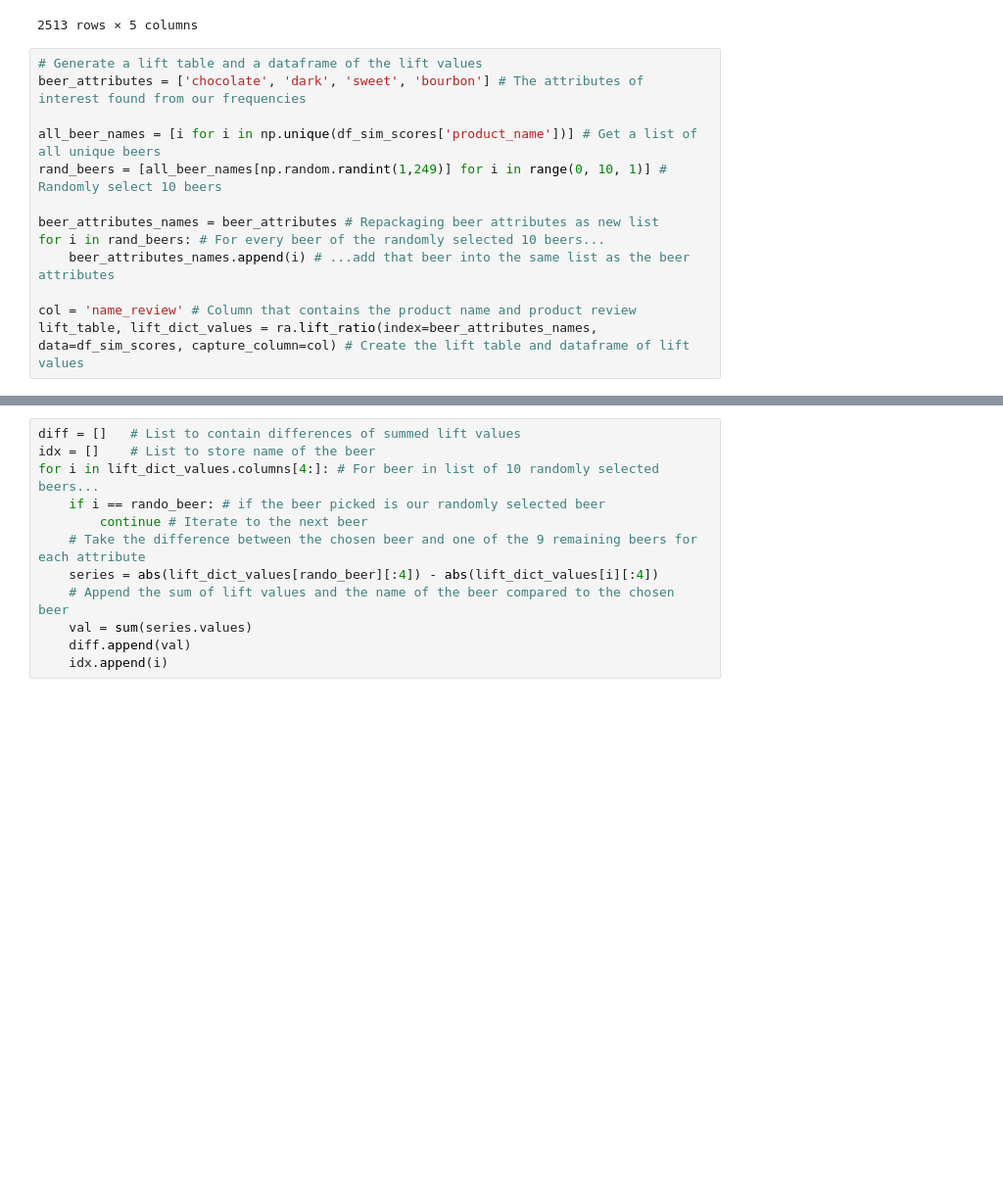
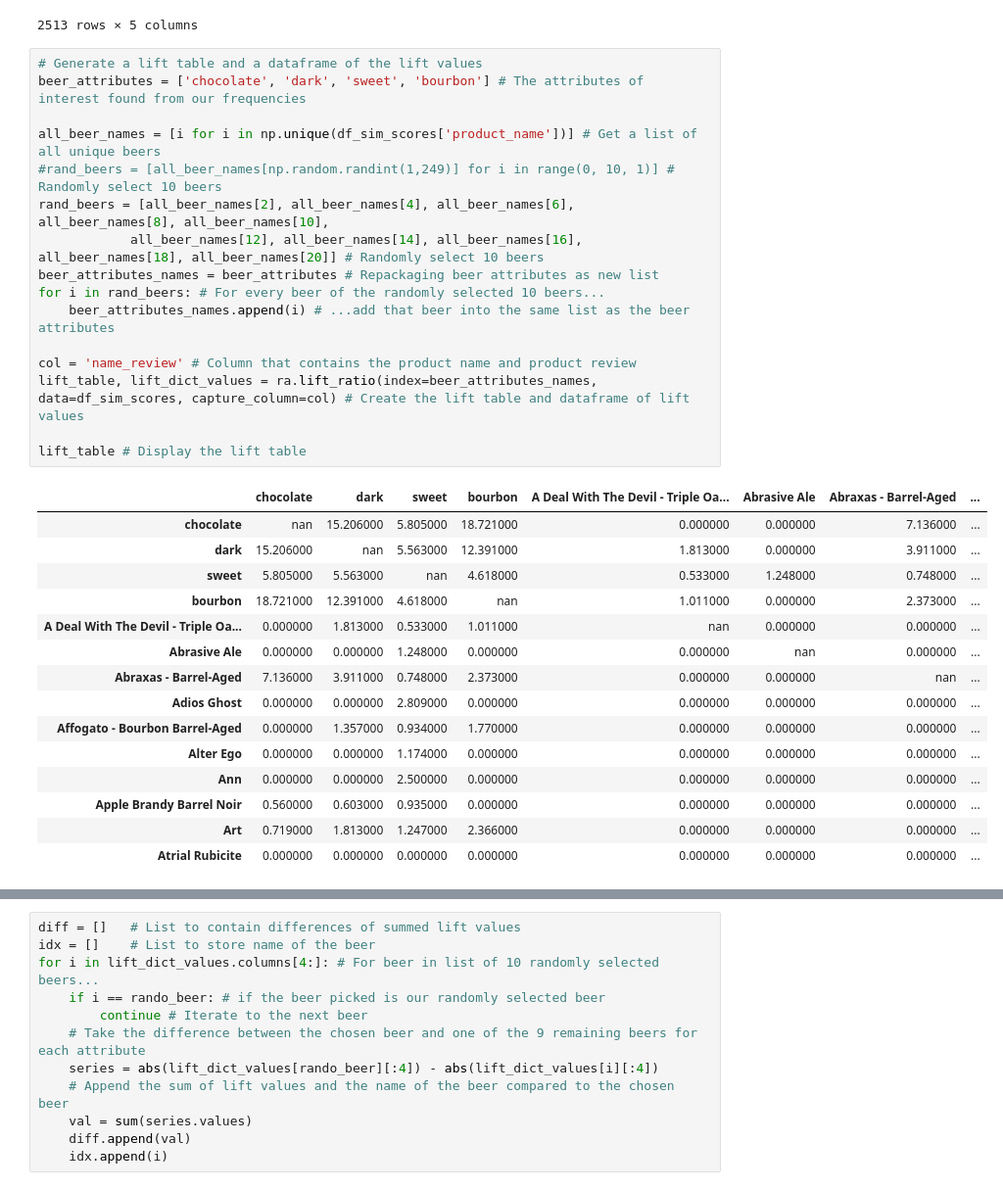
Before and after one commit to SaianshR/brew-barrymore, a Jupyter notebook: GroupAssignment3.ipynb, the cells around one changed output, grey strips where cells are left out. Shown: that part at 98% size. Cells and saved outputs as stored; diff of their text form; blank space fills up the shorter version.

```diff
--- a/GroupAssignment3.ipynb
+++ b/GroupAssignment3.ipynb
@@ -463,13 +453,32 @@ df_sim_scores # Display the new table
 # %%
 # Generate a lift table and a dataframe of the lift values
 beer_attributes = ['chocolate', 'dark', 'sweet', 'bourbon'] # The attributes of interest found from our frequencies
 
 all_beer_names = [i for i in np.unique(df_sim_scores['product_name'])] # Get a list of all unique beers
-rand_beers = [all_beer_names[np.random.randint(1,249)] for i in range(0, 10, 1)] # Randomly select 10 beers
-
+#rand_beers = [all_beer_names[np.random.randint(1,249)] for i in range(0, 10, 1)] # Randomly select 10 beers
+rand_beers = [all_beer_names[2], all_beer_names[4], all_beer_names[6], all_beer_names[8], all_beer_names[10],
+            all_beer_names[12], all_beer_names[14], all_beer_names[16], all_beer_names[18], all_beer_names[20]] # Randomly select 10 beers
 beer_attributes_names = beer_attributes # Repackaging beer attributes as new list
 for i in rand_beers: # For every beer of the randomly selected 10 beers...
     beer_attributes_names.append(i) # ...add that beer into the same list as the beer attributes
 
 col = 'name_review' # Column that contains the product name and product review
 lift_table, lift_dict_values = ra.lift_ratio(index=beer_attributes_names, data=df_sim_scores, capture_column=col) # Create the lift table and dataframe of lift values
+
+lift_table # Display the lift table
+# %% [output]
+|  | chocolate | dark | sweet | bourbon | A Deal With The Devil - Triple Oa... | Abrasive Ale | Abraxas - Barrel-Aged | ... |
+| chocolate | nan | 15.206000 | 5.805000 | 18.721000 | 0.000000 | 0.000000 | 7.136000 | ... |
+| dark | 15.206000 | nan | 5.563000 | 12.391000 | 1.813000 | 0.000000 | 3.911000 | ... |
+| sweet | 5.805000 | 5.563000 | nan | 4.618000 | 0.533000 | 1.248000 | 0.748000 | ... |
+| bourbon | 18.721000 | 12.391000 | 4.618000 | nan | 1.011000 | 0.000000 | 2.373000 | ... |
+| A Deal With The Devil - Triple Oa... | 0.000000 | 1.813000 | 0.533000 | 1.011000 | nan | 0.000000 | 0.000000 | ... |
+| Abrasive Ale | 0.000000 | 0.000000 | 1.248000 | 0.000000 | 0.000000 | nan | 0.000000 | ... |
+| Abraxas - Barrel-Aged | 7.136000 | 3.911000 | 0.748000 | 2.373000 | 0.000000 | 0.000000 | nan | ... |
+| Adios Ghost | 0.000000 | 0.000000 | 2.809000 | 0.000000 | 0.000000 | 0.000000 | 0.000000 | ... |
+| Affogato - Bourbon Barrel-Aged | 0.000000 | 1.357000 | 0.934000 | 1.770000 | 0.000000 | 0.000000 | 0.000000 | ... |
+| Alter Ego | 0.000000 | 0.000000 | 1.174000 | 0.000000 | 0.000000 | 0.000000 | 0.000000 | ... |
+| Ann | 0.000000 | 0.000000 | 2.500000 | 0.000000 | 0.000000 | 0.000000 | 0.000000 | ... |
+| Apple Brandy Barrel Noir | 0.560000 | 0.603000 | 0.935000 | 0.000000 | 0.000000 | 0.000000 | 0.000000 | ... |
+| Art | 0.719000 | 1.813000 | 1.247000 | 2.366000 | 0.000000 | 0.000000 | 0.000000 | ... |
+| Atrial Rubicite | 0.000000 | 0.000000 | 0.000000 | 0.000000 | 0.000000 | 0.000000 | 0.000000 | ... |
```
Also changed, not shown: parts of 14 cells of this notebook, 1 other file.
